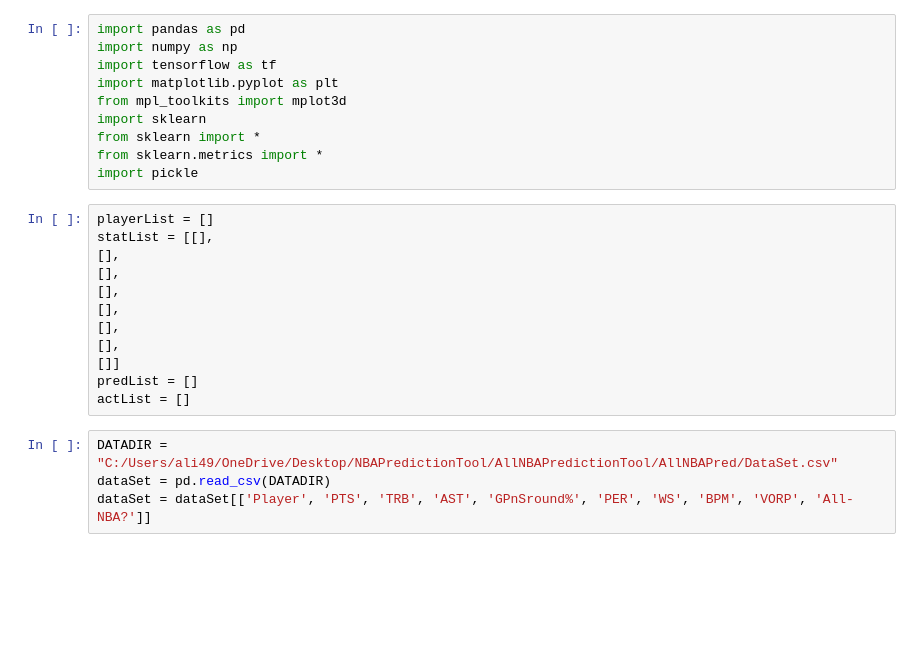
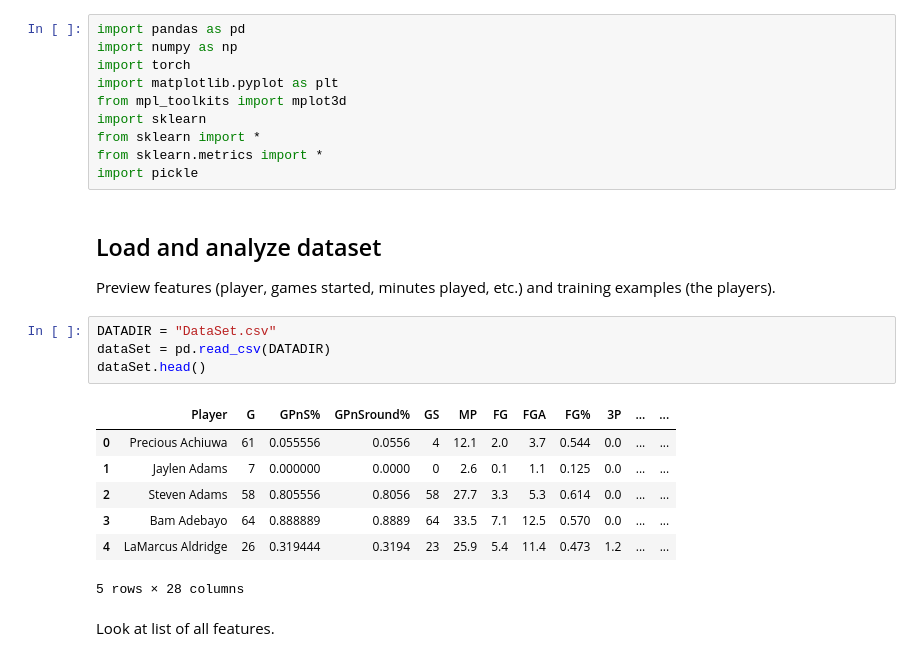
Before and after one commit to alihuss1017/All-NBA-Classifier, a Jupyter notebook: allnbapred.ipynb, the cells around one changed output. Cells and saved outputs as stored; diff of their text form; blank space fills up the shorter version.

```diff
--- a/allnbapred.ipynb
+++ b/allnbapred.ipynb
@@ -1,26 +5,28 @@
 # %%
 import pandas as pd
 import numpy as np
-import tensorflow as tf
+import torch
 import matplotlib.pyplot as plt
 from mpl_toolkits import mplot3d
 import sklearn
 from sklearn import *
 from sklearn.metrics import *
 import pickle
-# %%
-playerList = []
-statList = [[],
-[],
-[],
-[],
-[],
-[],
-[],
-[]]
-predList = []
-actList = []
-# %%
-DATADIR = "C:/Users/ali49/OneDrive/Desktop/NBAPredictionTool/AllNBAPredictionTool/AllNBAPred/DataSet.csv"
-dataSet = pd.read_csv(DATADIR)
-dataSet = dataSet[['Player', 'PTS', 'TRB', 'AST', 'GPnSround%', 'PER', 'WS', 'BPM', 'VORP', 'All-NBA?']]
+# %% [markdown]
+## Load and analyze dataset
+
+Preview features (player, games started, minutes played, etc.) and training examples (the players).
+# %%
+DATADIR = "DataSet.csv"
+dataSet = pd.read_csv(DATADIR)
+dataSet.head()
+# %% [output]
+|  | Player | G | GPnS% | GPnSround% | GS | MP | FG | FGA | FG% | 3P | ... | ... |
+| 0 | Precious Achiuwa | 61 | 0.055556 | 0.0556 | 4 | 12.1 | 2.0 | 3.7 | 0.544 | 0.0 | ... | ... |
+| 1 | Jaylen Adams | 7 | 0.000000 | 0.0000 | 0 | 2.6 | 0.1 | 1.1 | 0.125 | 0.0 | ... | ... |
+| 2 | Steven Adams | 58 | 0.805556 | 0.8056 | 58 | 27.7 | 3.3 | 5.3 | 0.614 | 0.0 | ... | ... |
+| 3 | Bam Adebayo | 64 | 0.888889 | 0.8889 | 64 | 33.5 | 7.1 | 12.5 | 0.570 | 0.0 | ... | ... |
+| 4 | LaMarcus Aldridge | 26 | 0.319444 | 0.3194 | 23 | 25.9 | 5.4 | 11.4 | 0.473 | 1.2 | ... | ... |
+5 rows × 28 columns
+# %% [markdown]
+Look at list of all features.
```
Also changed, not shown: parts of 19 cells of this notebook.
